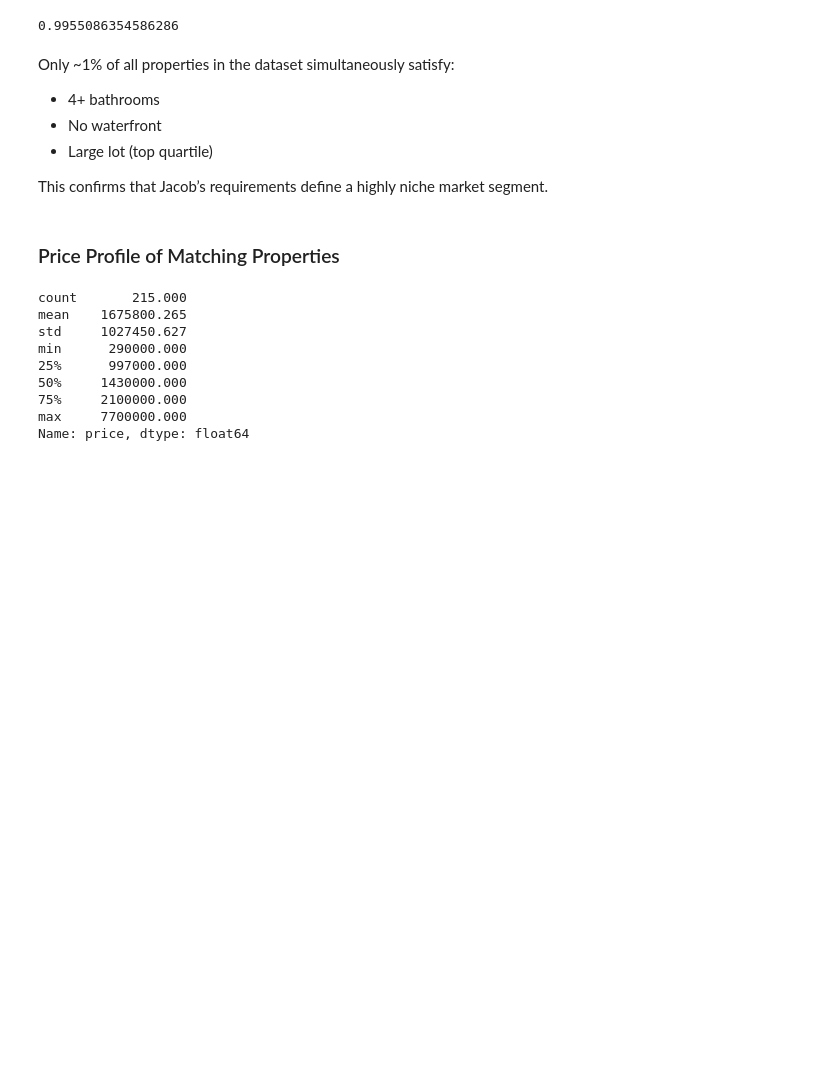
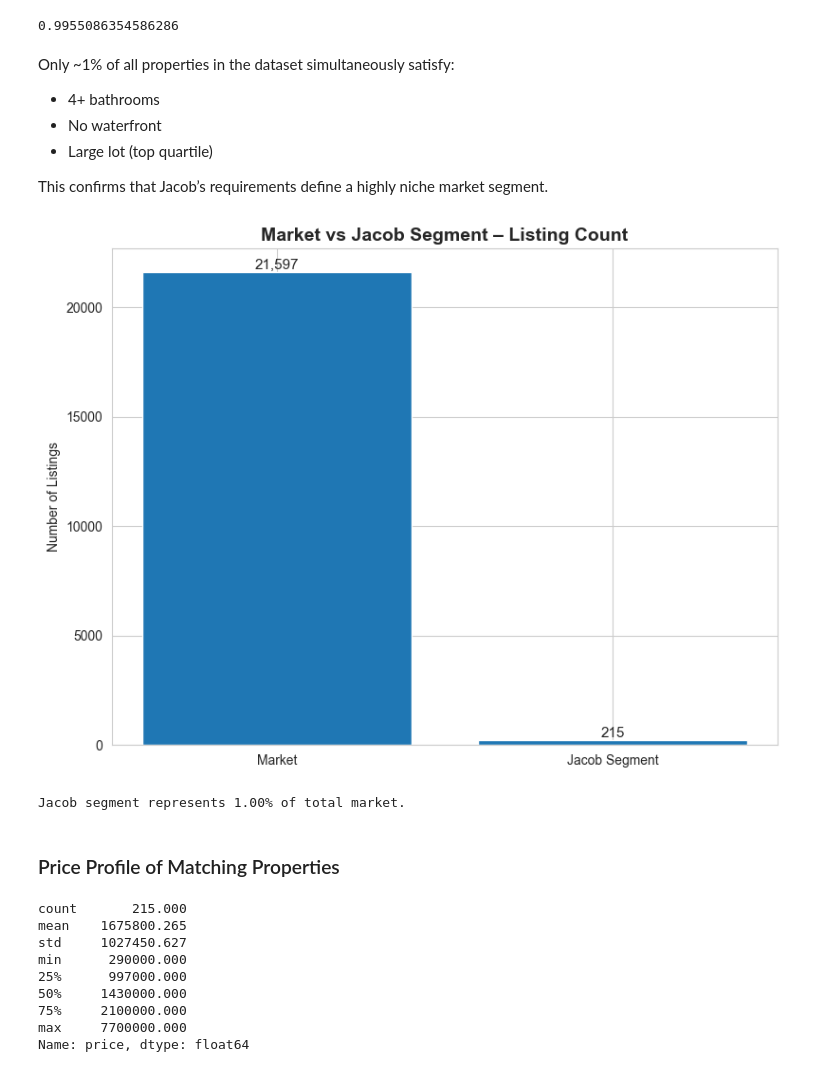
Before and after one commit to dmitriishumakher-ds/ds-eda-project, a Jupyter notebook: EDA.ipynb, the cells around one changed output. Cells and saved outputs as stored; diff of their text form; code cells hidden in the pictures; blank space fills up the shorter version.

```diff
--- a/EDA.ipynb
+++ b/EDA.ipynb
@@ -440,6 +485,49 @@ Only ~1% of all properties in the dataset simultaneously satisfy:
 - Large lot (top quartile)
 
 This confirms that Jacob’s requirements define a highly niche market segment.
+# %%
+# Total market size
+market_count = len(df)
+
+# Jacob segment size
+jacob_count = len(jacob_df)
+
+# Create comparison dataframe
+segment_counts = pd.DataFrame({
+    'Segment': ['Market', 'Jacob Segment'],
+    'Listings': [market_count, jacob_count]
+})
+
+# Plot
+plt.figure(figsize=(8,6))
+
+bars = plt.bar(
+    segment_counts['Segment'],
+    segment_counts['Listings']
+)
+
+# Add value labels on top
+for bar in bars:
+    height = bar.get_height()
+    plt.text(
+        bar.get_x() + bar.get_width()/2,
+        height,
+        f'{int(height):,}',
+        ha='center',
+        va='bottom',
+        fontsize=11
+    )
+
+plt.title("Market vs Jacob Segment – Listing Count", fontsize=14, fontweight='bold')
+plt.ylabel("Number of Listings")
+plt.tight_layout()
+plt.show()
+
+# Print percentage
+print(f"Jacob segment represents {jacob_count / market_count * 100:.2f}% of total market.")
+# %% [output]
+[figure, added]
+Jacob segment represents 1.00% of total market.
 # %% [markdown]
 ### Price Profile of Matching Properties
 # %%
```
Also changed, not shown: parts of 13 cells of this notebook, 1 other file.
